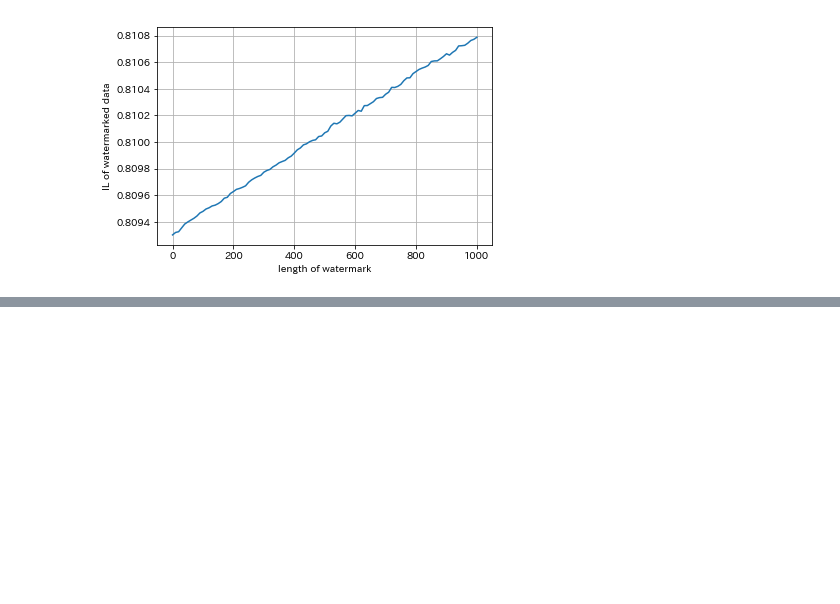
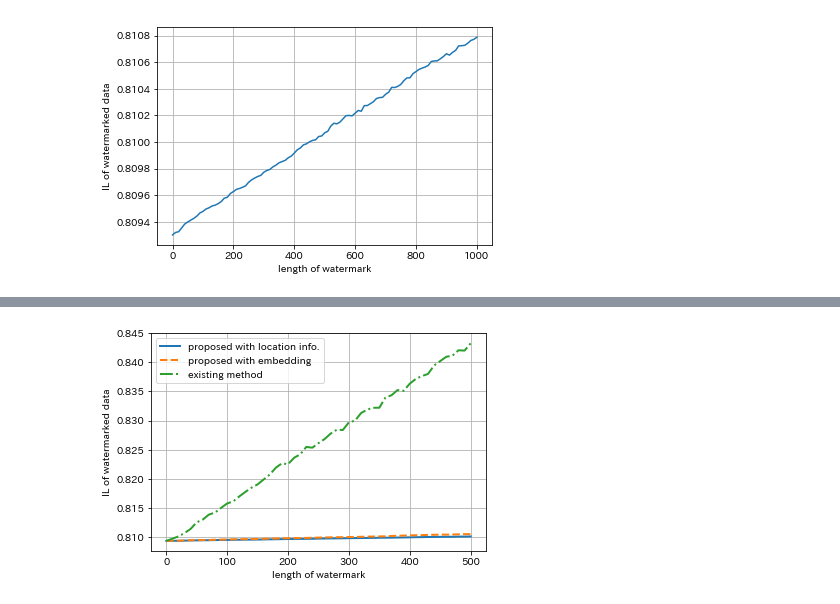
Before and after one commit to yuta1331/watermark, a Jupyter notebook: jupyter/IL_evaluation.ipynb, the cells around one changed output, grey strips where cells are left out. Drawn from its saved outputs; the diff is of its cells as text; code cells hidden in the pictures; blank space fills up the shorter version.

```diff
--- a/jupyter/IL_evaluation.ipynb
+++ b/jupyter/IL_evaluation.ipynb
@@ -66,0 +67,18 @@ IL_show(result_dict_list, legend_l)
+# %%
+result_dict_list = list()
+result_dict_list.append(load_pickle('../result/IL_results1000.pkl'))
+keys = list(result_dict_list[-1].keys())
+for key in keys:
+    if key > 500:
+        result_dict_list[-1].pop(key)
+result_dict_list.append(load_pickle('../result/IL_results_embedding_1000.pkl'))
+keys = list(result_dict_list[-1].keys())
+for key in keys:
+    if key > 500:
+        result_dict_list[-1].pop(key)
+result_dict_list.append(load_pickle('../result/IL_results_existing_500.pkl'))
+legend_l = ['proposed with location info.', 'proposed with embedding', 'existing method']
+# %%
+IL_show(result_dict_list, legend_l)
+# %% [output]
+[figure, added]
```
Also changed, not shown: parts of 1 cell of this notebook.
